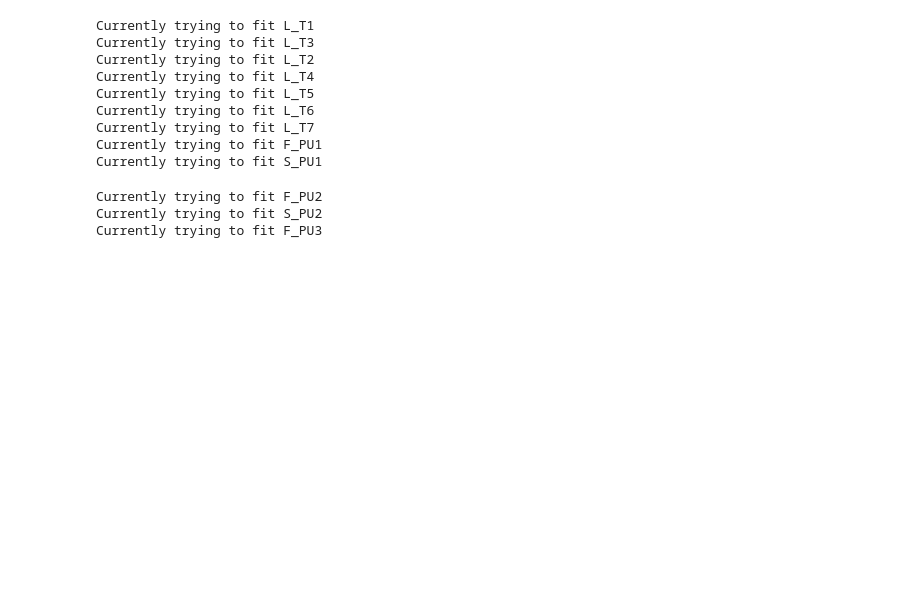
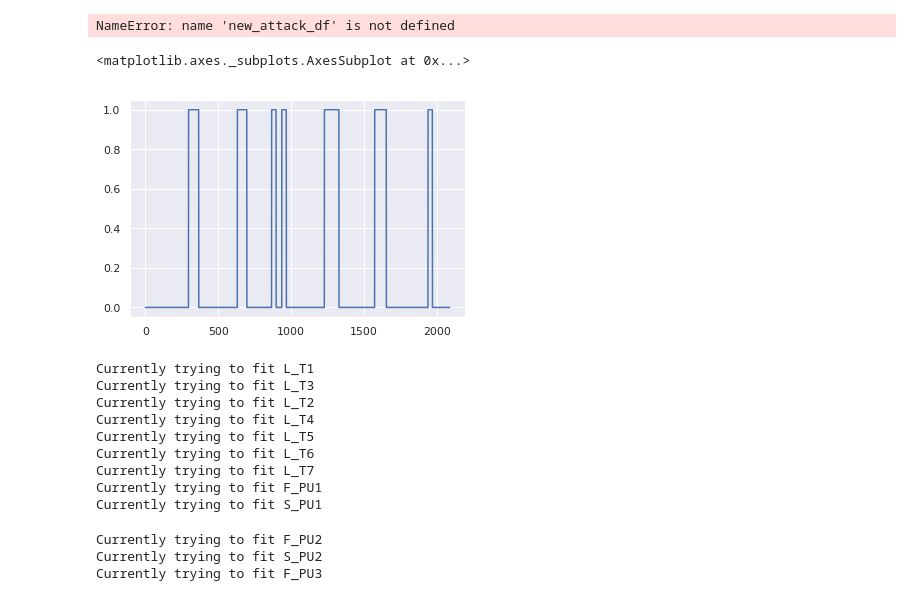
Before and after one commit to sebastiaansch/CDALab2, a Jupyter notebook: Assignment/ARMA task.ipynb, the cells around one changed output. Drawn from its saved outputs; the diff is of its cells as text; code cells hidden in the pictures; blank space fills up the shorter version.

Commit message:
Added attack labels

```diff
--- a/Assignment/ARMA task.ipynb
+++ b/Assignment/ARMA task.ipynb
@@ -20,3 +20,46 @@ df1 = pd.read_csv("data/BATADAL_dataset03.csv")
 df2 = pd.read_csv("data/BATADAL_dataset04.csv")
 df2.columns = df2.columns.str.replace(" ", "")
 dftest = pd.read_csv("data/BATADAL_test_dataset.csv")
+# %%
+## Add the right attack flags
+new_attack_df2 = df2[['DATETIME', 'ATT_FLAG']].copy()
+new_attack_df2['ATT_FLAG'] = 0
+
+attack_points = [
+    ["13/09/2016 23", "16/09/2016 00"],
+    ["26/09/2016 11", "27/09/2016 10"],
+    ["09/10/2016 09", "11/10/2016 20"],
+    ["29/10/2016 19", "02/11/2016 16"],
+    ["26/11/2016 17", "29/11/2016 04"],
+    ["06/12/2016 07", "10/12/2016 04"],
+    ["14/12/2016 15", "19/12/2016 04"]
+]
+
+for attack_point in attack_points:
+    new_attack_df2.loc[attack_point[0]:attack_point[1], 'ATT_FLAG'] = 1
+
+
+new_attack_df_test = dftest[['DATETIME']].copy().set_index("DATETIME")
+new_attack_df_test['ATT_FLAG'] = 0
+
+attack_points = [
+    ["16/01/17 09", "19/01/17 06"],
+    ["30/01/17 08", "02/02/17 00"],
+    ["09/02/17 03", "10/02/17 09"],
+    ["12/02/17 01", "13/02/17 07"],
+    ["24/02/17 05", "28/02/17 08"],
+    ["10/03/17 14", "13/03/17 21"],
+    ["25/03/17 20", "27/03/17 01"]
+]
+
+for attack_point in attack_points:
+    new_attack_df_test.loc[attack_point[0]:attack_point[1], 'ATT_FLAG'] = 1
+
+new_attack_df_test.reset_index(inplace=True)
+# %% [output]
+NameError: name 'new_attack_df' is not defined
+# %%
+sns.lineplot(data=new_attack_df_test.reset_index()['ATT_FLAG'])
+# %% [output]
+<matplotlib.axes._subplots.AxesSubplot at 0x...>
+[figure, added]
```
Also changed, not shown: parts of 2 cells of this notebook, 1 other file.
